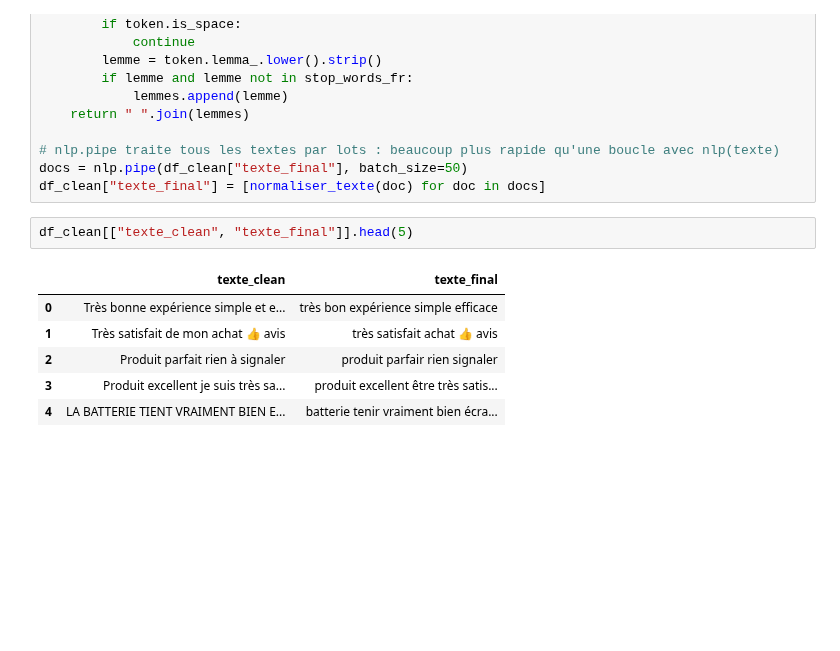
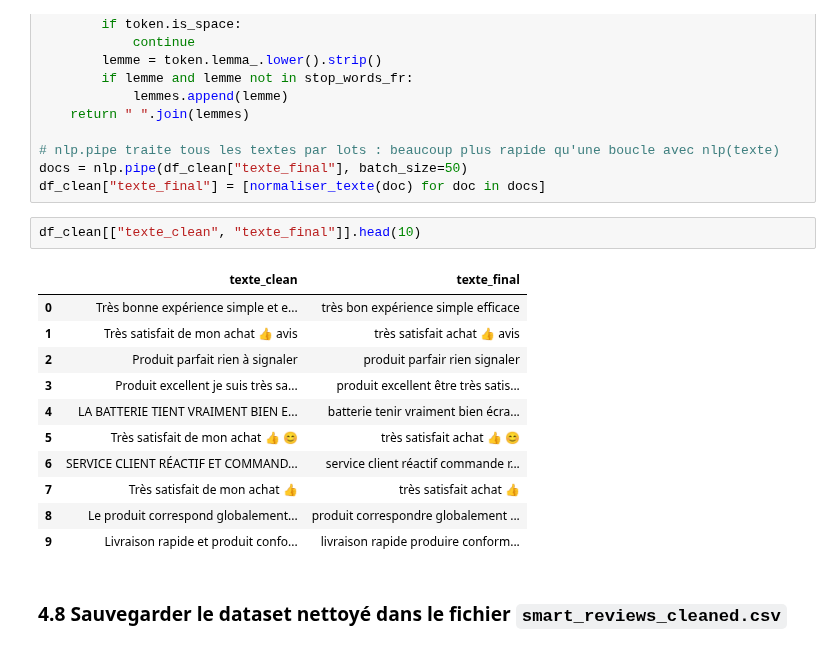
Before and after one commit to galassmyname/Atelier-donnes-textuelles, a Jupyter notebook: atelier_prepa_donnees_textuelles/notebooks/atelier_prepa_donnees_textuelles.ipynb, the cells around one changed output. Cells and saved outputs as stored; diff of their text form; blank space fills up the shorter version.

Commit message:
Sauvegarde du dataset

```diff
--- a/atelier_prepa_donnees_textuelles/notebooks/atelier_prepa_donnees_textuelles.ipynb
+++ b/atelier_prepa_donnees_textuelles/notebooks/atelier_prepa_donnees_textuelles.ipynb
@@ -863,11 +863,18 @@ def normaliser_texte(doc):
 docs = nlp.pipe(df_clean["texte_final"], batch_size=50)
 df_clean["texte_final"] = [normaliser_texte(doc) for doc in docs]
 # %%
-df_clean[["texte_clean", "texte_final"]].head(5)
+df_clean[["texte_clean", "texte_final"]].head(10)
 # %% [output]
 |  | texte_clean | texte_final |
 | 0 | Très bonne expérience simple et e... | très bon expérience simple efficace |
 | 1 | Très satisfait de mon achat 👍 avis | très satisfait achat 👍 avis |
 | 2 | Produit parfait rien à signaler | produit parfair rien signaler |
 | 3 | Produit excellent je suis très sa... | produit excellent être très satis... |
 | 4 | LA BATTERIE TIENT VRAIMENT BIEN E... | batterie tenir vraiment bien écra... |
+| 5 | Très satisfait de mon achat 👍 😊 | très satisfait achat 👍 😊 |
+| 6 | SERVICE CLIENT RÉACTIF ET COMMAND... | service client réactif commande r... |
+| 7 | Très satisfait de mon achat 👍 | très satisfait achat 👍 |
+| 8 | Le produit correspond globalement... | produit correspondre globalement ... |
+| 9 | Livraison rapide et produit confo... | livraison rapide produire conform... |
+# %% [markdown]
+### 4.8 Sauvegarder le dataset nettoyé dans le fichier `smart_reviews_cleaned.csv`
```
Also changed, not shown: parts of 1 cell of this notebook, 1 other file.
